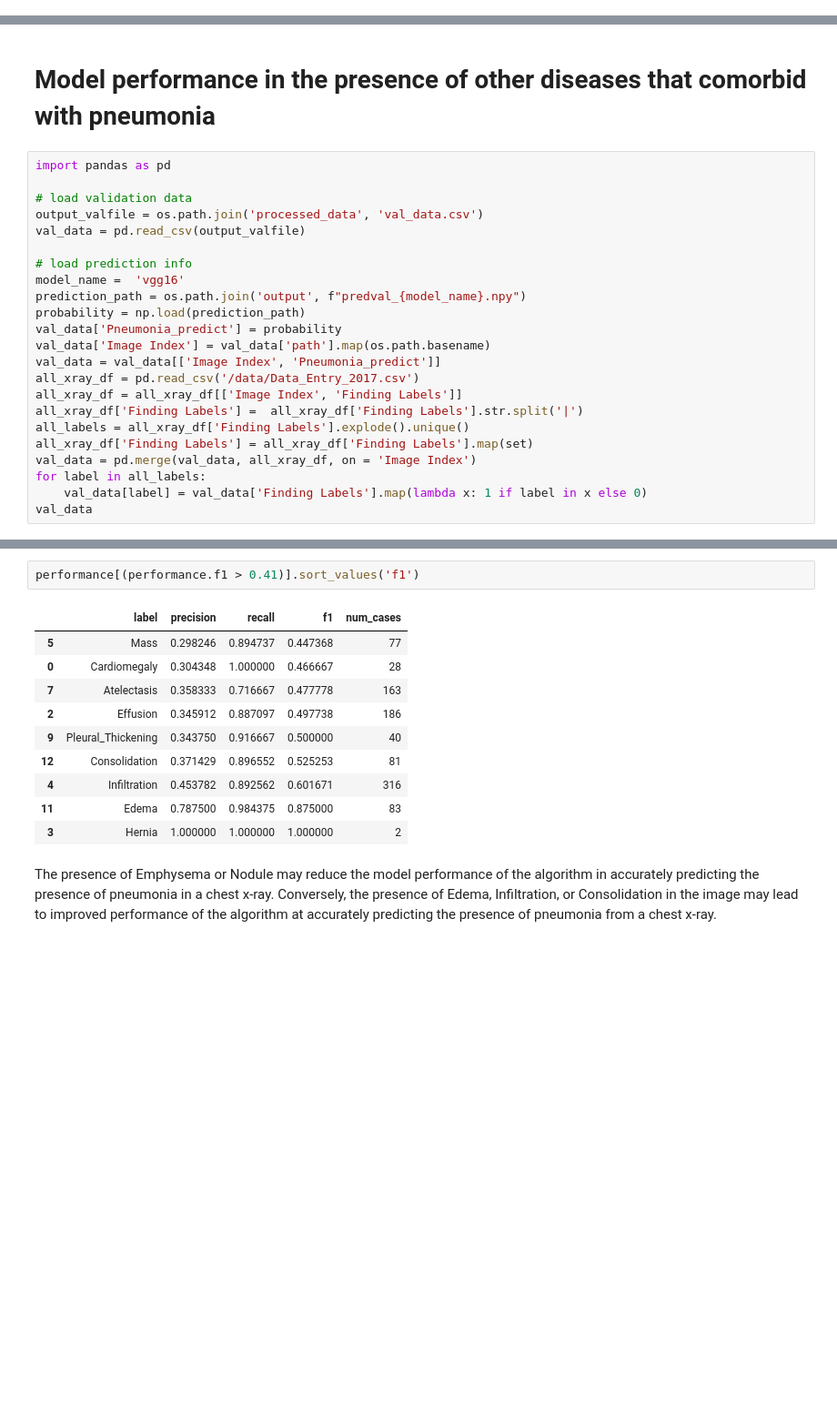
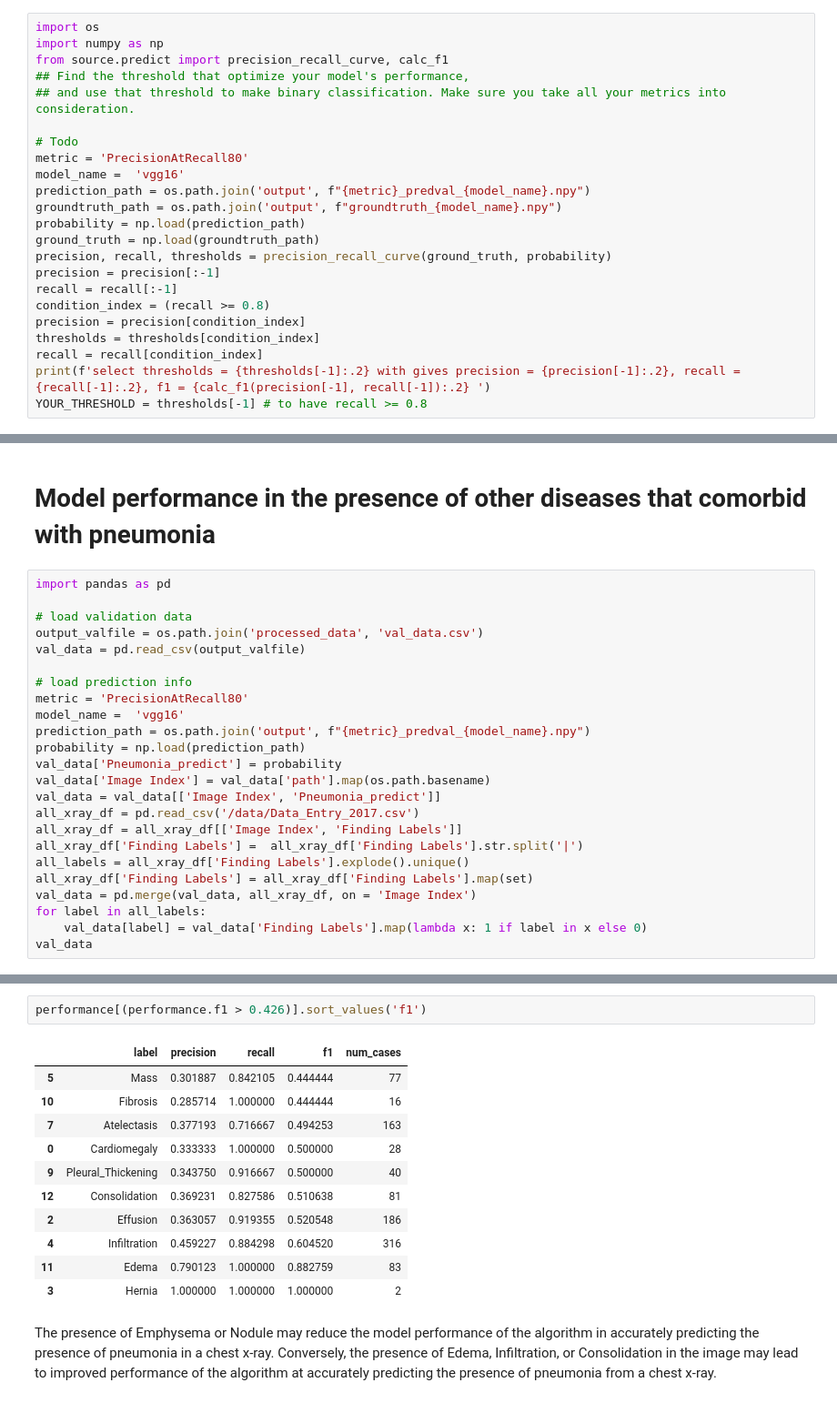
Before and after one commit to Thada-Jirajaras/Pneumonia-Detection-From-Chest-X-Rays, a Jupyter notebook: Build and train model.ipynb, the cells around one changed output, grey strips where cells are left out. Shown at 91% size. Drawn from its saved outputs; the diff is of its cells as text; blank space fills up the shorter version.

```diff
--- a/Build and train model.ipynb
+++ b/Build and train model.ipynb
@@ -268,0 +295,23 @@ plot_performance(prediction_path, groundtruth_path,
+# %%
+import os
+import numpy as np
+from source.predict import precision_recall_curve, calc_f1
+## Find the threshold that optimize your model's performance,
+## and use that threshold to make binary classification. Make sure you take all your metrics into consideration.
+
+# Todo
+metric = 'PrecisionAtRecall80'
+model_name =  'vgg16'
+prediction_path = os.path.join('output', f"{metric}_predval_{model_name}.npy")
+groundtruth_path = os.path.join('output', f"groundtruth_{model_name}.npy")
+probability = np.load(prediction_path)
+ground_truth = np.load(groundtruth_path)
+precision, recall, thresholds = precision_recall_curve(ground_truth, probability)
+precision = precision[:-1]
+recall = recall[:-1]
+condition_index = (recall >= 0.8)
+precision = precision[condition_index]
+thresholds = thresholds[condition_index]
+recall = recall[condition_index]
+print(f'select thresholds = {thresholds[-1]:.2} with gives precision = {precision[-1]:.2}, recall = {recall[-1]:.2}, f1 = {calc_f1(precision[-1], recall[-1]):.2} ')
+YOUR_THRESHOLD = thresholds[-1] # to have recall >= 0.8
@@ -354,8 +393,9 @@ output_valfile = os.path.join('processed_data', 'val_data.csv')
 val_data = pd.read_csv(output_valfile)
 
 # load prediction info
+metric = 'PrecisionAtRecall80'
 model_name =  'vgg16'
-prediction_path = os.path.join('output', f"predval_{model_name}.npy")
+prediction_path = os.path.join('output', f"{metric}_predval_{model_name}.npy")
 probability = np.load(prediction_path)
 val_data['Pneumonia_predict'] = probability
 val_data['Image Index'] = val_data['path'].map(os.path.basename)
@@ -428,15 +467,16 @@ performance[(performance.f1 < 0.41 )].sort_values('f1')
 # %%
-performance[(performance.f1 > 0.41)].sort_values('f1')
+performance[(performance.f1 > 0.426)].sort_values('f1')
 # %% [output]
 |  | label | precision | recall | f1 | num_cases |
-| 5 | Mass | 0.298246 | 0.894737 | 0.447368 | 77 |
-| 0 | Cardiomegaly | 0.304348 | 1.000000 | 0.466667 | 28 |
-| 7 | Atelectasis | 0.358333 | 0.716667 | 0.477778 | 163 |
-| 2 | Effusion | 0.345912 | 0.887097 | 0.497738 | 186 |
+| 5 | Mass | 0.301887 | 0.842105 | 0.444444 | 77 |
+| 10 | Fibrosis | 0.285714 | 1.000000 | 0.444444 | 16 |
+| 7 | Atelectasis | 0.377193 | 0.716667 | 0.494253 | 163 |
+| 0 | Cardiomegaly | 0.333333 | 1.000000 | 0.500000 | 28 |
 | 9 | Pleural_Thickening | 0.343750 | 0.916667 | 0.500000 | 40 |
-| 12 | Consolidation | 0.371429 | 0.896552 | 0.525253 | 81 |
-| 4 | Infiltration | 0.453782 | 0.892562 | 0.601671 | 316 |
-| 11 | Edema | 0.787500 | 0.984375 | 0.875000 | 83 |
+| 12 | Consolidation | 0.369231 | 0.827586 | 0.510638 | 81 |
+| 2 | Effusion | 0.363057 | 0.919355 | 0.520548 | 186 |
+| 4 | Infiltration | 0.459227 | 0.884298 | 0.604520 | 316 |
+| 11 | Edema | 0.790123 | 1.000000 | 0.882759 | 83 |
 | 3 | Hernia | 1.000000 | 1.000000 | 1.000000 | 2 |
 # %% [markdown]
 The presence of Emphysema or Nodule may reduce the model performance of the algorithm in accurately predicting the presence of pneumonia in a chest x-ray. Conversely, the presence of Edema, Infiltration, or Consolidation in the image may lead to improved performance of the algorithm at accurately predicting the presence of pneumonia from a chest x-ray.
```
Also changed, not shown: parts of 33 cells of this notebook, 8 other files.
